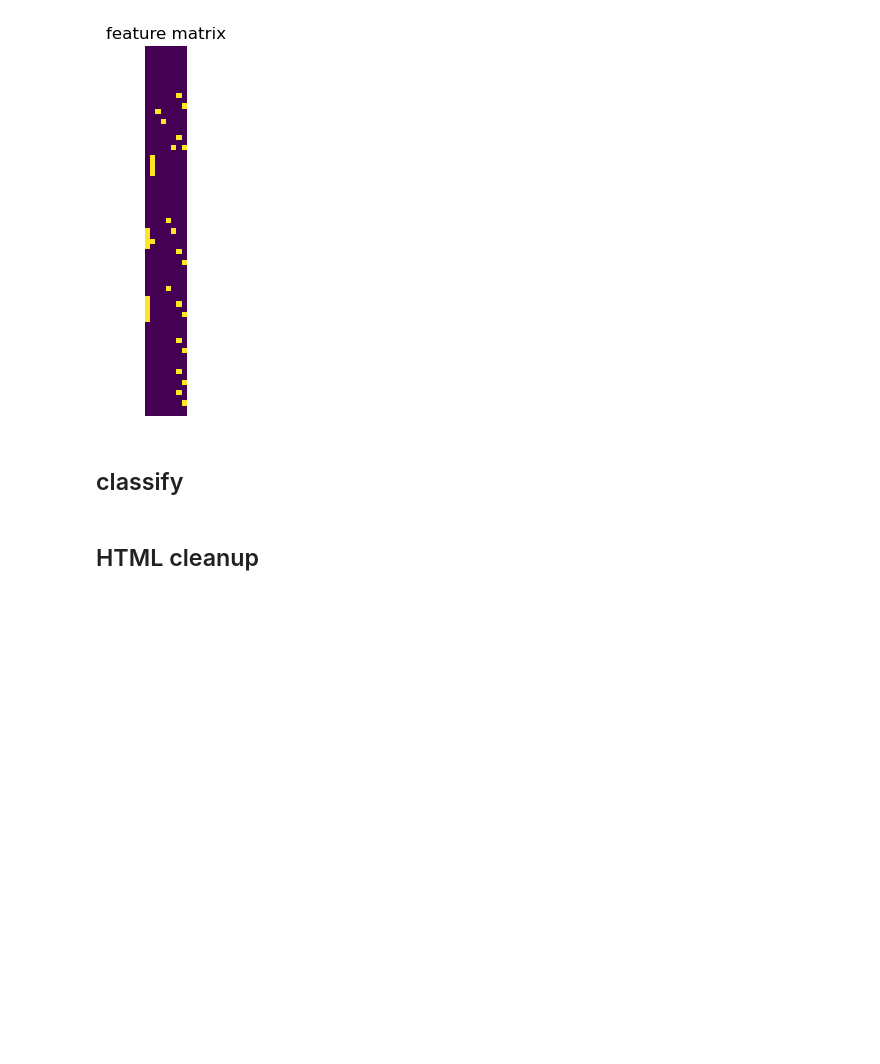
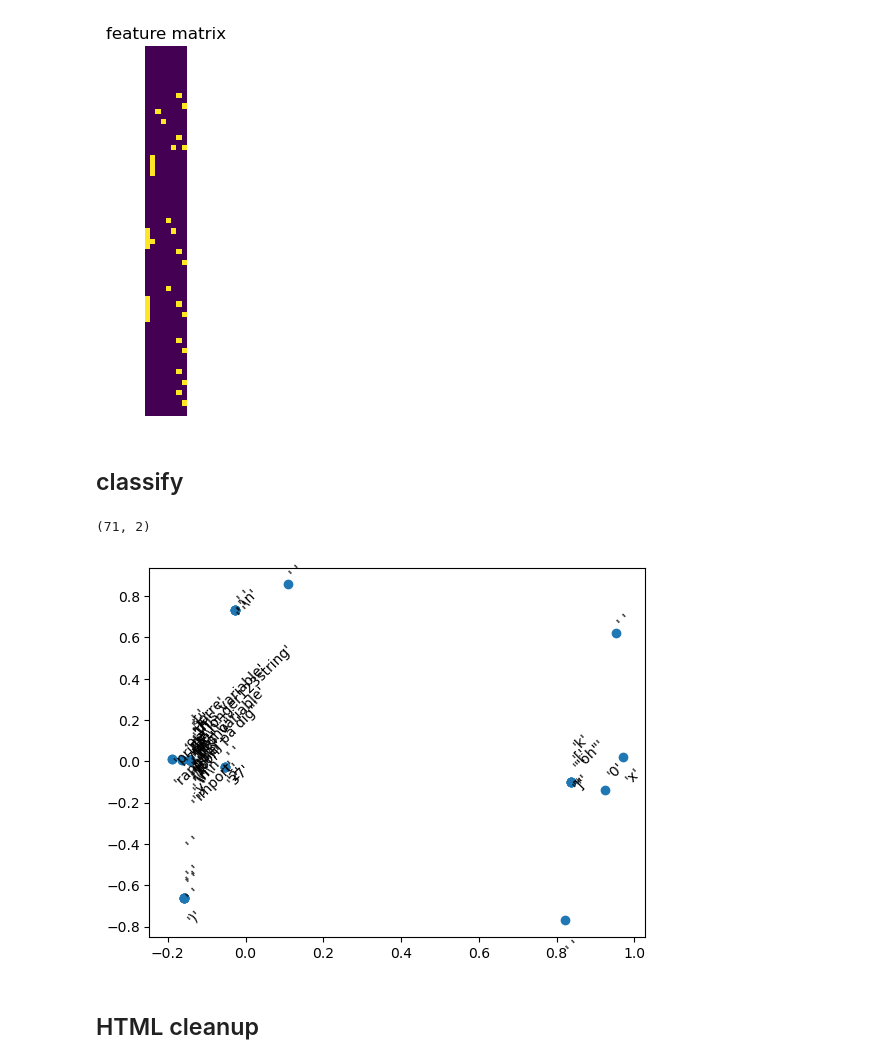
Before and after one commit to MarcusSalzer/html_highlight, a Jupyter notebook: tokenize.ipynb, the cells around one changed output. Cells and saved outputs as stored; diff of their text form; code cells hidden in the pictures; blank space fills up the shorter version.

```diff
--- a/tokenize.ipynb
+++ b/tokenize.ipynb
@@ -241,6 +239,22 @@ feature matrix (71, 8)
 [figure]
 # %% [markdown]
 ## classify
+# %%
+from sklearn.decomposition import PCA
+
+rng = np.random.default_rng()
+pca = PCA(n_components=2)
+
+f_PCA = pca.fit_transform(features)
+print(f_PCA.shape)
+
+plt.figure()
+plt.scatter(x=f_PCA[:, 0], y=f_PCA[:, 1])
+for i, t in enumerate(tokens):
+    plt.text(x=f_PCA[i, 0], y=f_PCA[i, 1] + 0.1 * rng.normal(), s=repr(t), rotation=45)
+# %% [output]
+(71, 2)
+[figure, added]
 # %% [markdown]
 ## HTML cleanup
 # %%
```
Also changed, not shown: parts of 1 cell of this notebook, 2 other files.
